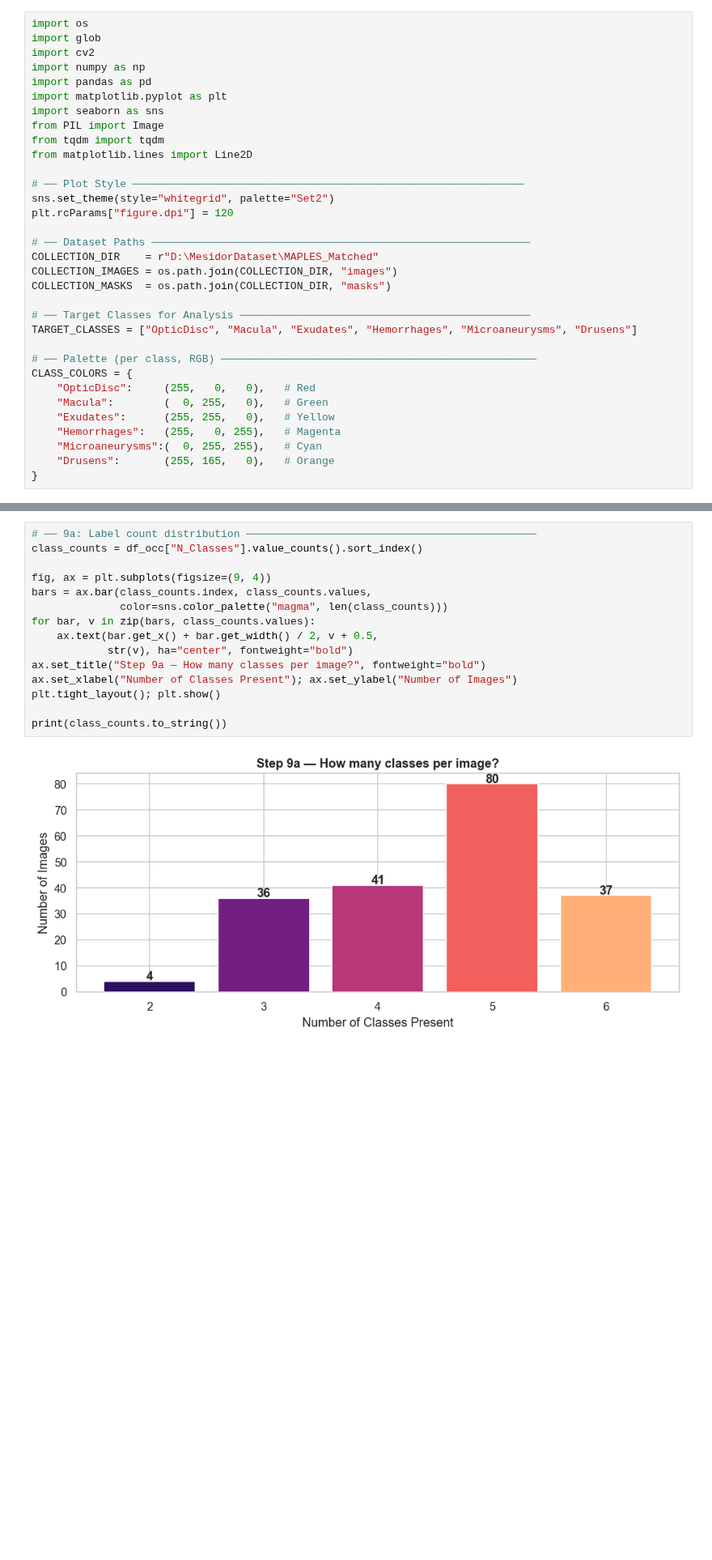
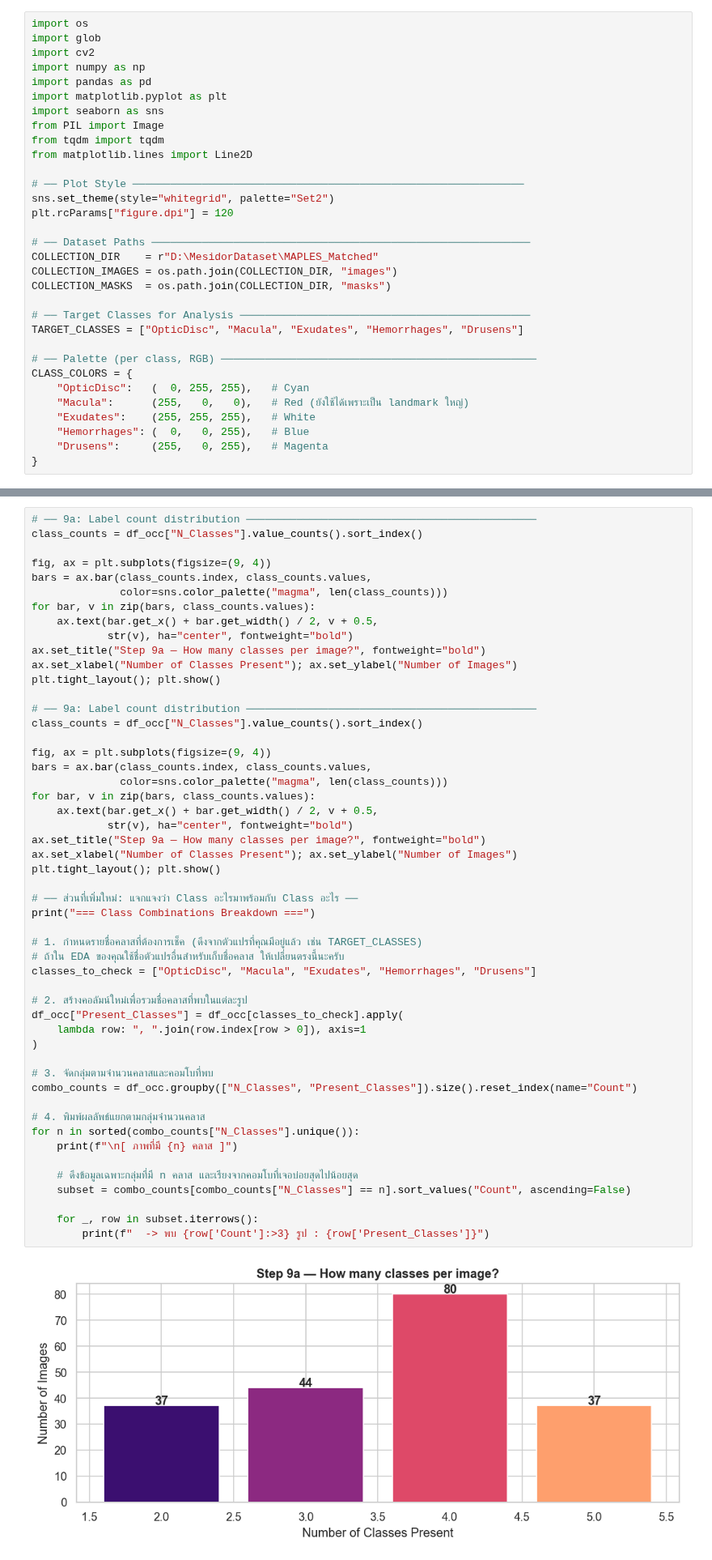
Before and after one commit to EchoOfHer/seniorProject, a Jupyter notebook: EDA.ipynb, the cells around one changed output, grey strips where cells are left out. Shown at 81% size. Cells and saved outputs as stored; diff of their text form; blank space fills up the shorter version.

```diff
--- a/EDA.ipynb
+++ b/EDA.ipynb
@@ -42,16 +42,15 @@ COLLECTION_IMAGES = os.path.join(COLLECTION_DIR, "images")
 COLLECTION_MASKS  = os.path.join(COLLECTION_DIR, "masks")
 
 # ── Target Classes for Analysis ──────────────────────────────────────────────
-TARGET_CLASSES = ["OpticDisc", "Macula", "Exudates", "Hemorrhages", "Microaneurysms", "Drusens"]
+TARGET_CLASSES = ["OpticDisc", "Macula", "Exudates", "Hemorrhages", "Drusens"]
 
 # ── Palette (per class, RGB) ──────────────────────────────────────────────────
 CLASS_COLORS = {
-    "OpticDisc":     (255,   0,   0),   # Red
-    "Macula":        (  0, 255,   0),   # Green
-    "Exudates":      (255, 255,   0),   # Yellow
-    "Hemorrhages":   (255,   0, 255),   # Magenta
-    "Microaneurysms":(  0, 255, 255),   # Cyan
-    "Drusens":       (255, 165,   0),   # Orange
+    "OpticDisc":   (  0, 255, 255),   # Cyan
+    "Macula":      (255,   0,   0),   # Red (ยังใช้ได้เพราะเป็น landmark ใหญ่)
+    "Exudates":    (255, 255, 255),   # White
+    "Hemorrhages": (  0,   0, 255),   # Blue
+    "Drusens":     (255,   0, 255),   # Magenta
 }
 # %% [markdown]
 ---
@@ -393,17 +489,53 @@ df_occ["N_Classes"] = df_occ[TARGET_CLASSES].sum(axis=1)
 # %%
 # ── 9a: Label count distribution ──────────────────────────────────────────────
 class_counts = df_occ["N_Classes"].value_counts().sort_index()
 
 fig, ax = plt.subplots(figsize=(9, 4))
 bars = ax.bar(class_counts.index, class_counts.values,
               color=sns.color_palette("magma", len(class_counts)))
 for bar, v in zip(bars, class_counts.values):
     ax.text(bar.get_x() + bar.get_width() / 2, v + 0.5,
             str(v), ha="center", fontweight="bold")
 ax.set_title("Step 9a — How many classes per image?", fontweight="bold")
 ax.set_xlabel("Number of Classes Present"); ax.set_ylabel("Number of Images")
 plt.tight_layout(); plt.show()
 
-print(class_counts.to_string())
+# ── 9a: Label count distribution ──────────────────────────────────────────────
+class_counts = df_occ["N_Classes"].value_counts().sort_index()
+
+fig, ax = plt.subplots(figsize=(9, 4))
+bars = ax.bar(class_counts.index, class_counts.values,
+              color=sns.color_palette("magma", len(class_counts)))
+for bar, v in zip(bars, class_counts.values):
+    ax.text(bar.get_x() + bar.get_width() / 2, v + 0.5,
+            str(v), ha="center", fontweight="bold")
+ax.set_title("Step 9a — How many classes per image?", fontweight="bold")
+ax.set_xlabel("Number of Classes Present"); ax.set_ylabel("Number of Images")
+plt.tight_layout(); plt.show()
+
+# ── ส่วนที่เพิ่มใหม่: แจกแจงว่า Class อะไรมาพร้อมกับ Class อะไร ──
+print("=== Class Combinations Breakdown ===")
+
+# 1. กำหนดรายชื่อคลาสที่ต้องการเช็ค (ดึงจากตัวแปรที่คุณมีอยู่แล้ว เช่น TARGET_CLASSES)
+# ถ้าใน EDA ของคุณใช้ชื่อตัวแปรอื่นสำหรับเก็บชื่อคลาส ให้เปลี่ยนตรงนี้นะครับ
+classes_to_check = ["OpticDisc", "Macula", "Exudates", "Hemorrhages", "Drusens"]
+
+# 2. สร้างคอลัมน์ใหม่เพื่อรวมชื่อคลาสที่พบในแต่ละรูป
+df_occ["Present_Classes"] = df_occ[classes_to_check].apply(
+    lambda row: ", ".join(row.index[row > 0]), axis=1
+)
+
+# 3. จัดกลุ่มตามจำนวนคลาสและคอมโบที่พบ
+combo_counts = df_occ.groupby(["N_Classes", "Present_Classes"]).size().reset_index(name="Count")
+
+# 4. พิมพ์ผลลัพธ์แยกตามกลุ่มจำนวนคลาส
+for n in sorted(combo_counts["N_Classes"].unique()):
+    print(f"\n[ ภาพที่มี {n} คลาส ]")
+
+    # ดึงข้อมูลเฉพาะกลุ่มที่มี n คลาส และเรียงจากคอมโบที่เจอบ่อยสุดไปน้อยสุด
+    subset = combo_counts[combo_counts["N_Classes"] == n].sort_values("Count", ascending=False)
+
+    for _, row in subset.iterrows():
+        print(f"  -> พบ {row['Count']:>3} รูป : {row['Present_Classes']}")
 # %% [output]
-[figure, old version]
+[figure, new version]
```
Also changed, not shown: parts of 7 cells of this notebook, 2 other files.
